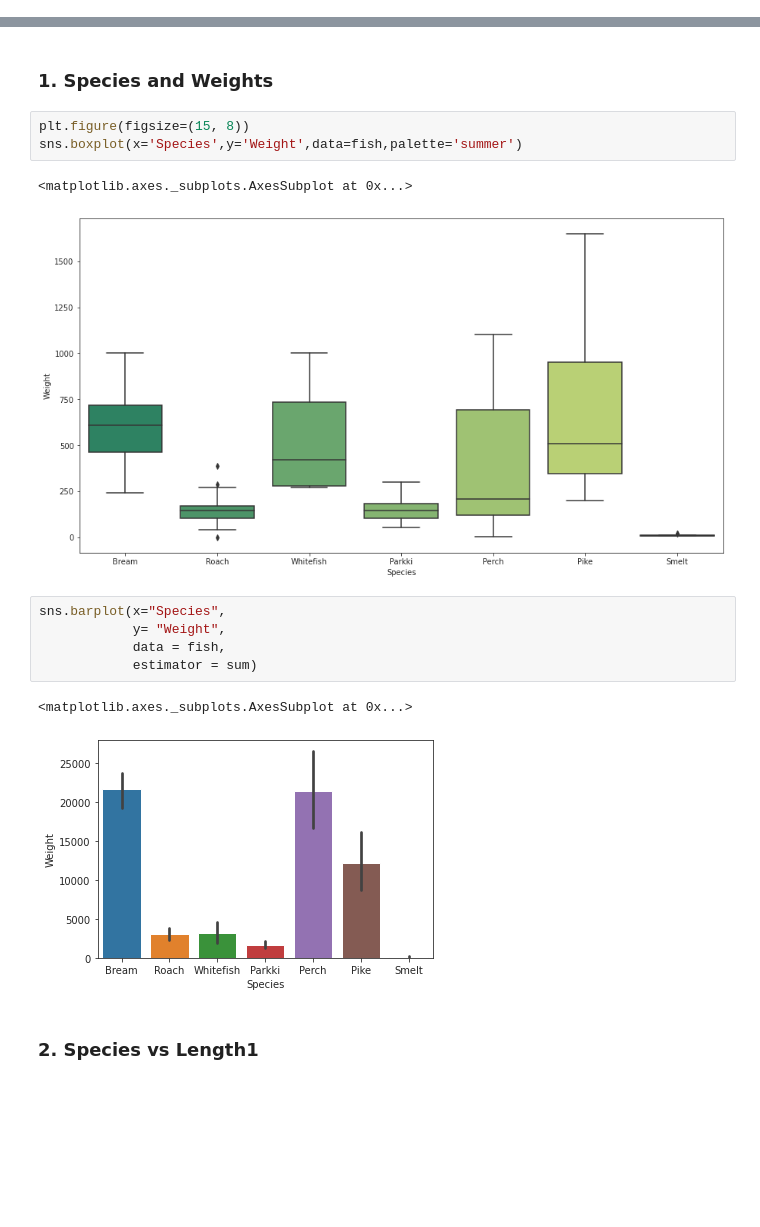
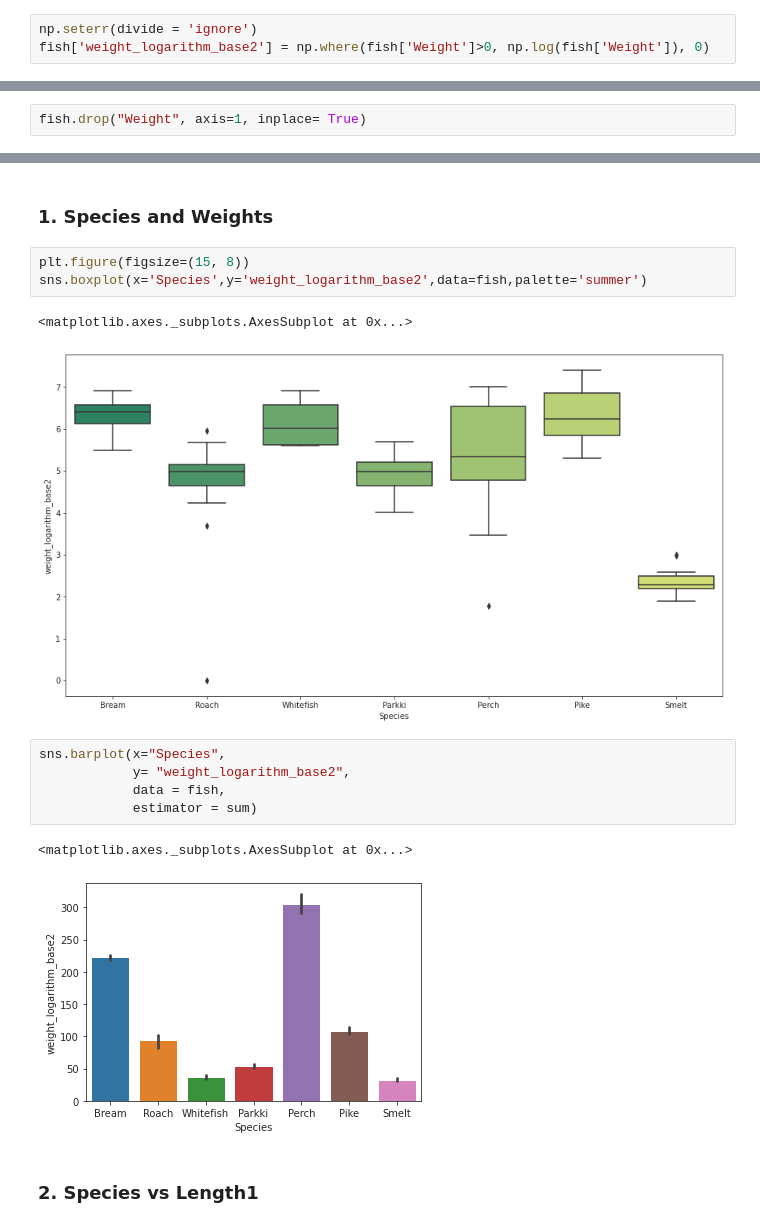
Before and after one commit to ImmatureAbhirup/Multiple_Linear_Regression, a Jupyter notebook: Fish_Market_Analysis.ipynb, the cells around one changed output, grey strips where cells are left out. Saved outputs shown, nothing was run; the diff lists cells and outputs as text; blank space fills up the shorter version.

```diff
--- a/Fish_Market_Analysis.ipynb
+++ b/Fish_Market_Analysis.ipynb
@@ -128,0 +137,3 @@ array([[<matplotlib.axes._subplots.AxesSubplot object at 0x...>,
+# %%
+np.seterr(divide = 'ignore')
+fish['weight_logarithm_base2'] = np.where(fish['Weight']>0, np.log(fish['Weight']), 0)
@@ -129,3 +149,5 @@ array([[<matplotlib.axes._subplots.AxesSubplot object at 0x...>,
+# %%
+fish.drop("Weight", axis=1, inplace= True)
 # %% [markdown]
 ### 5.8 **PairPlot :**
 # %%
@@ -176,18 +198,18 @@ sns.countplot(x="Species", data=fish)
 ### 1. **Species and Weights**
 # %%
 plt.figure(figsize=(15, 8))
-sns.boxplot(x='Species',y='Weight',data=fish,palette='summer')
+sns.boxplot(x='Species',y='weight_logarithm_base2',data=fish,palette='summer')
 # %% [output]
 <matplotlib.axes._subplots.AxesSubplot at 0x...>
-[figure, old version]
+[figure, new version]
 # %%
 sns.barplot(x="Species",
-            y= "Weight",
+            y= "weight_logarithm_base2",
             data = fish,
             estimator = sum)
 # %% [output]
 <matplotlib.axes._subplots.AxesSubplot at 0x...>
-[figure, old version]
+[figure, new version]
 # %% [markdown]
 ### 2. **Species vs Length1**
 # %%
```
Also changed, not shown: parts of 24 cells of this notebook.
